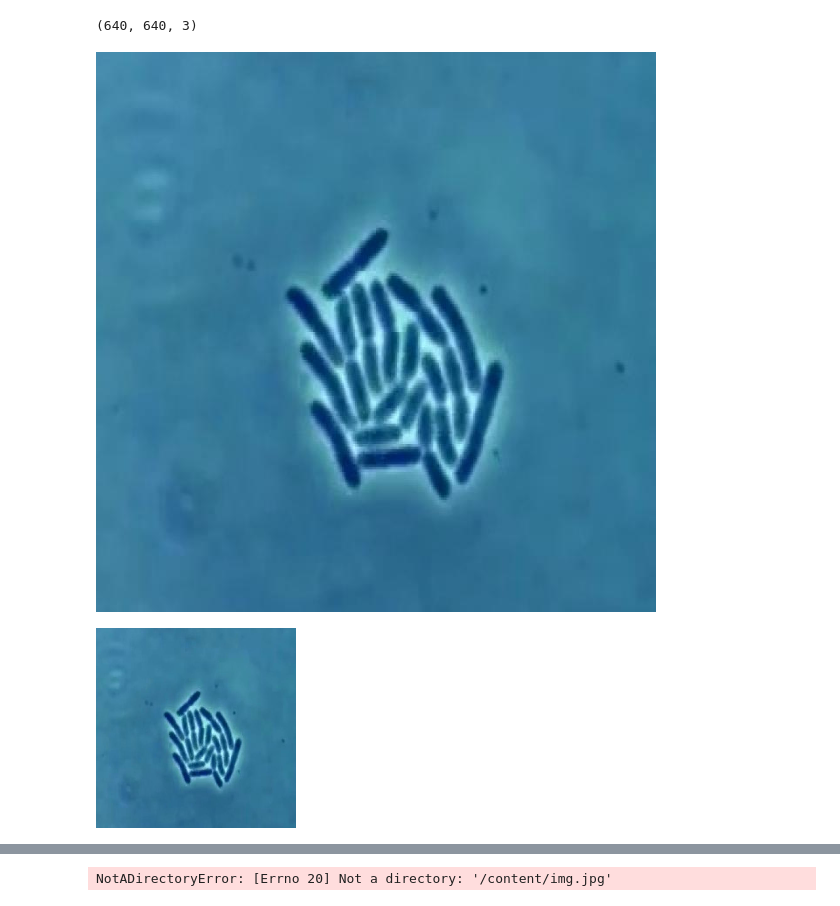
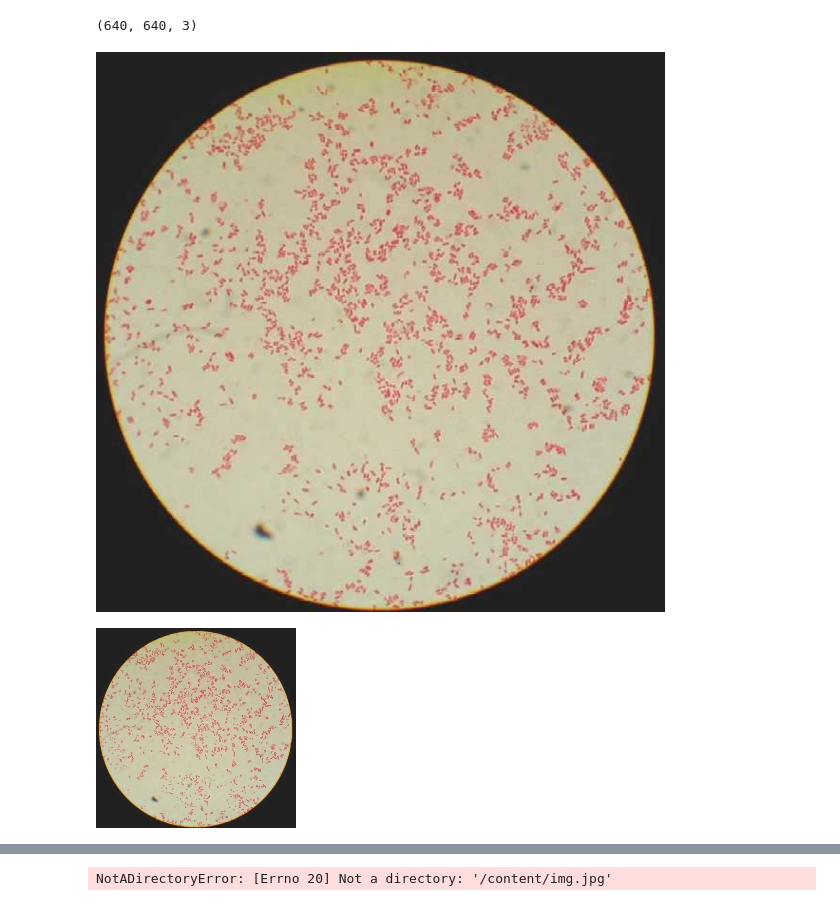
Before and after one commit to Ashithrai507/learn, a Jupyter notebook: basic_ML.ipynb, the cells around one changed output, grey strips where cells are left out. Cells and saved outputs as stored; diff of their text form; code cells hidden in the pictures.

```diff
--- a/basic_ML.ipynb
+++ b/basic_ML.ipynb
@@ -10,25 +10,25 @@ print(img.shape)
 # %%
 import cv2
 from google.colab.patches import cv2_imshow
 
 # Read image
-img = cv2.imread("img.jpg")
+img = cv2.imread("img1.png")
 
 # Display image
 cv2_imshow(img)
 cv2.waitKey(0)   # wait for key press
 cv2.destroyAllWindows()
 # %% [output]
-[figure, old version]
+[figure, new version]
 # %%
 resized = cv2.resize(img, (200, 200))
-img = cv2.imread("img.jpg")
+img = cv2.imread("img1.png")
 
 cv2_imshow(resized)
 cv2.waitKey(0)   # wait for key press
 cv2.destroyAllWindows()
 # %% [output]
-[figure, old version]
+[figure, new version]
 # %%
 gray = cv2.cvtColor(img, cv2.COLOR_BGR2GRAY)  # grayscale
 hsv = cv2.cvtColor(img, cv2.COLOR_BGR2HSV)    # HSV color space
```
Also changed, not shown: parts of 5 cells of this notebook.
